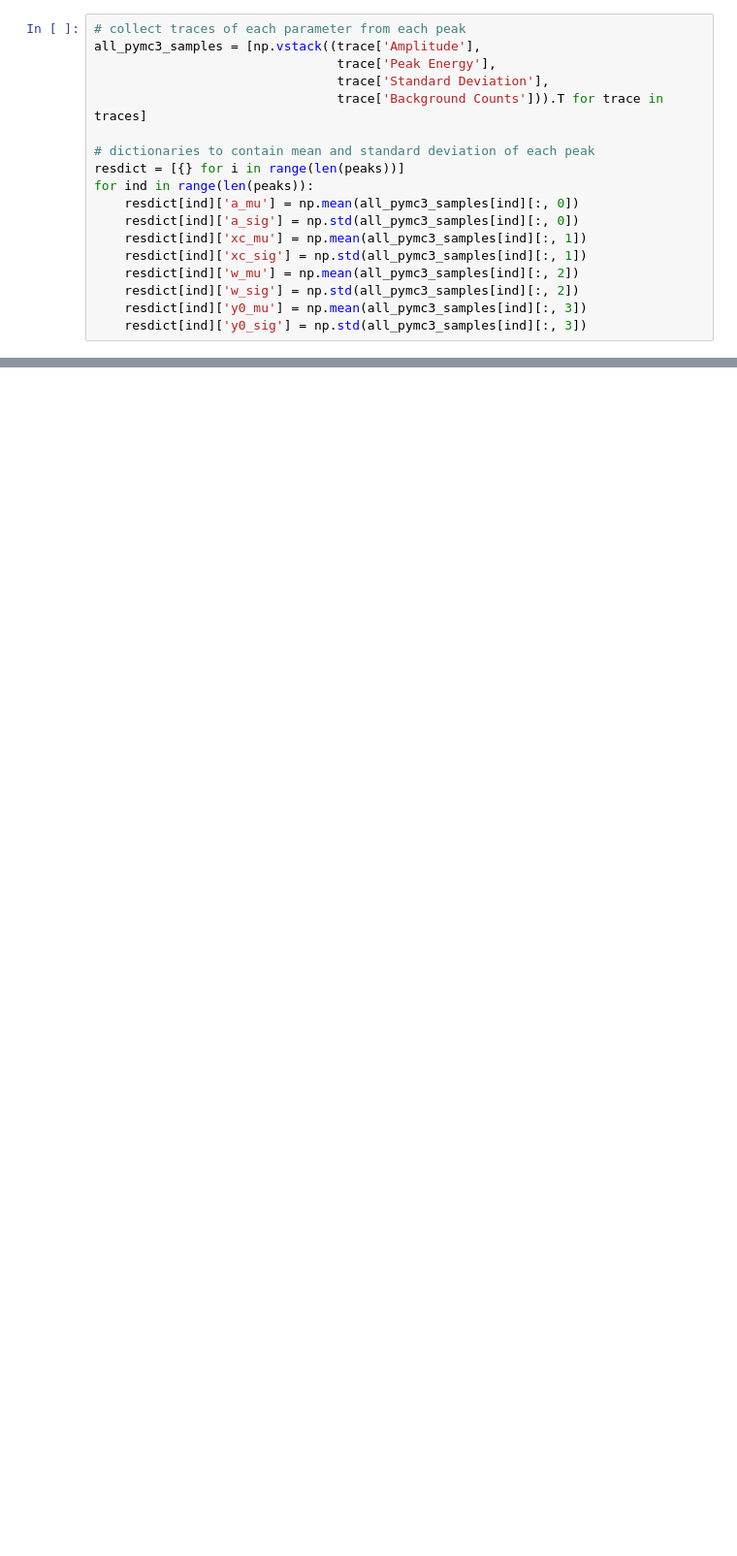
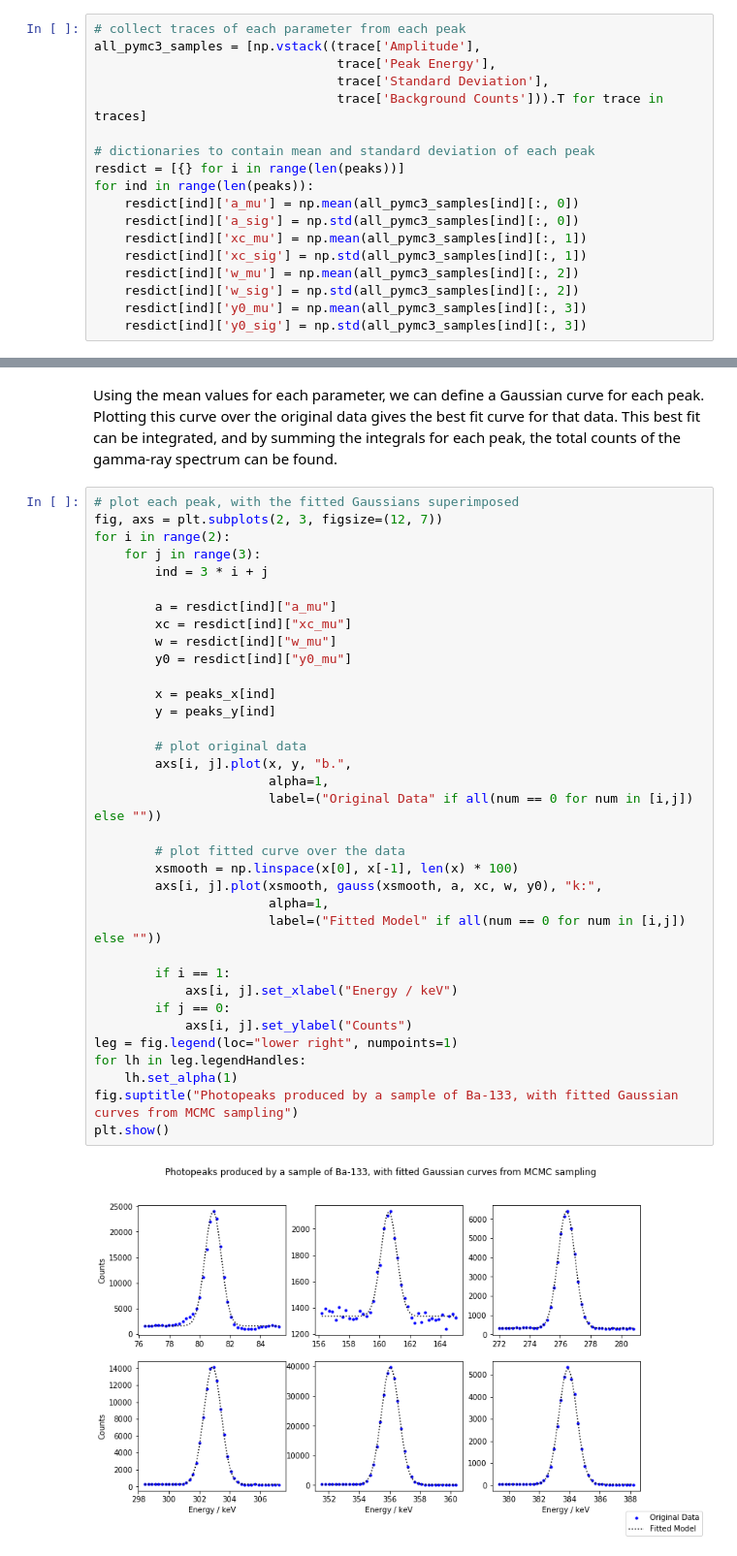
Before and after one commit to Mo-Ghani/Sampling, a Jupyter notebook: PyMC3/PyMC3_GRS.ipynb, the cells around one changed output, grey strips where cells are left out. Shown at 97% size. Cells and saved outputs as stored; diff of their text form; blank space fills up the shorter version.

```diff
--- a/PyMC3/PyMC3_GRS.ipynb
+++ b/PyMC3/PyMC3_GRS.ipynb
@@ -244,0 +355,39 @@ Standard Deviation = 0.5299054366212894 ± 0.020468563717501696
+# %% [markdown]
+Using the mean values for each parameter, we can define a Gaussian curve for each peak. Plotting this curve over the original data gives the best fit curve for that data. This best fit can be integrated, and by summing the integrals for each peak, the total counts of the gamma-ray spectrum can be found.
+# %%
+# plot each peak, with the fitted Gaussians superimposed
+fig, axs = plt.subplots(2, 3, figsize=(12, 7))
+for i in range(2):
+    for j in range(3):
+        ind = 3 * i + j
+
+        a = resdict[ind]["a_mu"]
+        xc = resdict[ind]["xc_mu"]
+        w = resdict[ind]["w_mu"]
+        y0 = resdict[ind]["y0_mu"]
+
+        x = peaks_x[ind]
+        y = peaks_y[ind]
+
+        # plot original data
+        axs[i, j].plot(x, y, "b.",
+                       alpha=1,
+                       label=("Original Data" if all(num == 0 for num in [i,j]) else ""))
+
+        # plot fitted curve over the data
+        xsmooth = np.linspace(x[0], x[-1], len(x) * 100)
+        axs[i, j].plot(xsmooth, gauss(xsmooth, a, xc, w, y0), "k:",
+                       alpha=1,
+                       label=("Fitted Model" if all(num == 0 for num in [i,j]) else ""))
+
+        if i == 1:
+            axs[i, j].set_xlabel("Energy / keV")
+        if j == 0:
+            axs[i, j].set_ylabel("Counts")
+leg = fig.legend(loc="lower right", numpoints=1)
+for lh in leg.legendHandles:
+    lh.set_alpha(1)
+fig.suptitle("Photopeaks produced by a sample of Ba-133, with fitted Gaussian curves from MCMC sampling")
+plt.show()
+# %% [output]
+[figure, added]
```
Also changed, not shown: parts of 45 cells of this notebook.
